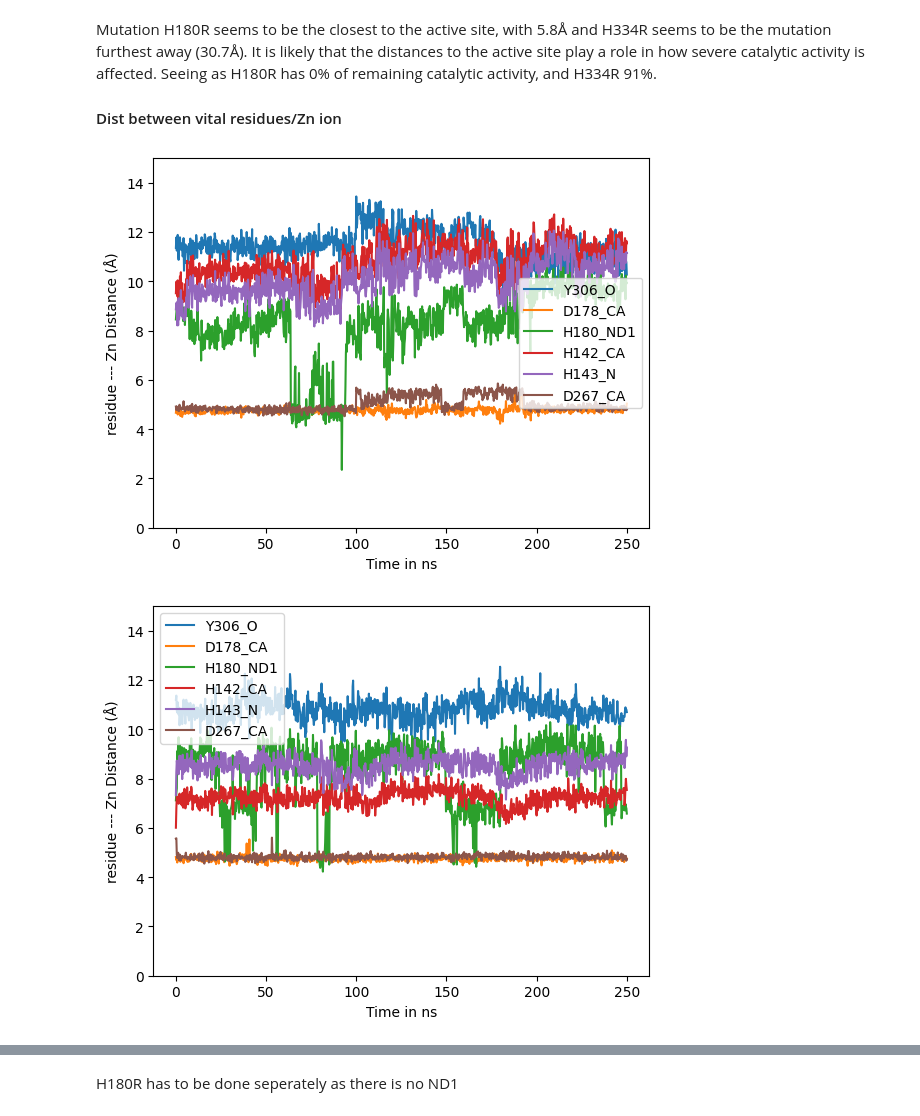
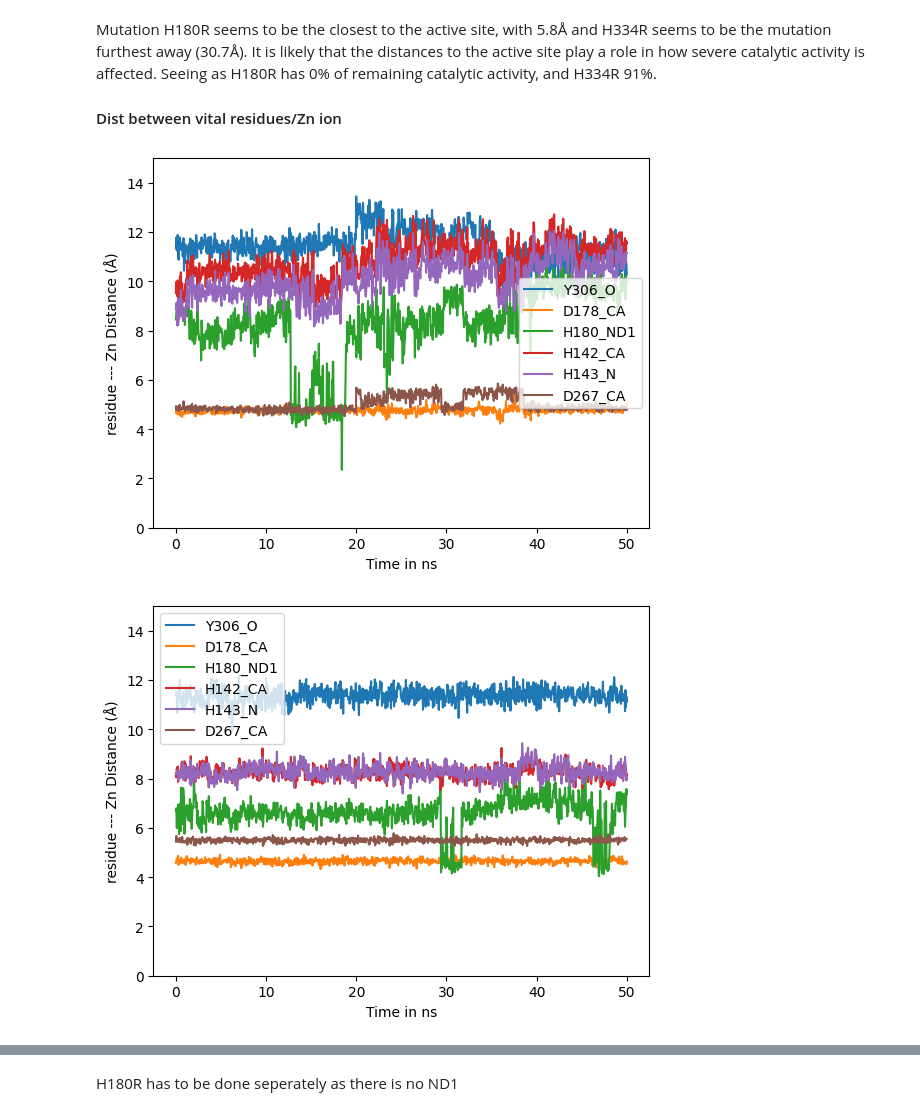
Before and after one commit to YamilaTimmer/molecular-dynamics-HDAC8, a Jupyter notebook: molecular-dynamics-HDAC8.ipynb, the cells around one changed output, grey strips where cells are left out. Drawn from its saved outputs; the diff is of its cells as text; code cells hidden in the pictures.

```diff
--- a/molecular-dynamics-HDAC8.ipynb
+++ b/molecular-dynamics-HDAC8.ipynb
@@ -567,30 +567,30 @@ def calculate_dist(universe, resid):
 # %%
 # Calculate dist between active site Zn2+ and vital residues for catalytic activity
 def residue_zn_dist(variant):
     dL_variant_Y306 = calculate_dist(variant, "resid 306 and name O")
     dL_variant_D178 = calculate_dist(variant, "resid 178 and name CA")
     dL_variant_H180 = calculate_dist(variant, "resid 180 and name ND1")
     dL_variant_H142 = calculate_dist(variant, "resid 142 and name CA")
     dL_variant_H143 = calculate_dist(variant, "resid 143 and name N")
     dL_variant_D267 = calculate_dist(variant, "resid 267 and name CA")
 
-    x = np.linspace(0, 250, len(dL_variant_Y306))
+    x = np.linspace(0, 50, len(dL_variant_Y306))
 
     plt.plot(x, dL_variant_Y306, label = "Y306_O")
     plt.plot(x, dL_variant_D178, label = "D178_CA")
     plt.plot(x, dL_variant_H180, label = "H180_ND1")
     plt.plot(x, dL_variant_H142, label = "H142_CA")
     plt.plot(x, dL_variant_H143, label = "H143_N")
     plt.plot(x, dL_variant_D267, label = "D267_CA")
 
     plt.ylabel("residue --- Zn Distance (Å)")
     plt.xlabel("Time in ns")
     plt.ylim(bottom=0, top=15)
     plt.legend()
     plt.show()
 
-for variant in [WT_0, G320R_0, H334R_0, T311M_0]:
+for variant in [WT_0, WT_1, WT_2]:
     residue_zn_dist(variant)
 # %% [output]
-[figure, old version]
+[figure, new version]
-[figure, old version]
+[figure, new version]
```
Also changed, not shown: parts of 4 cells of this notebook.
